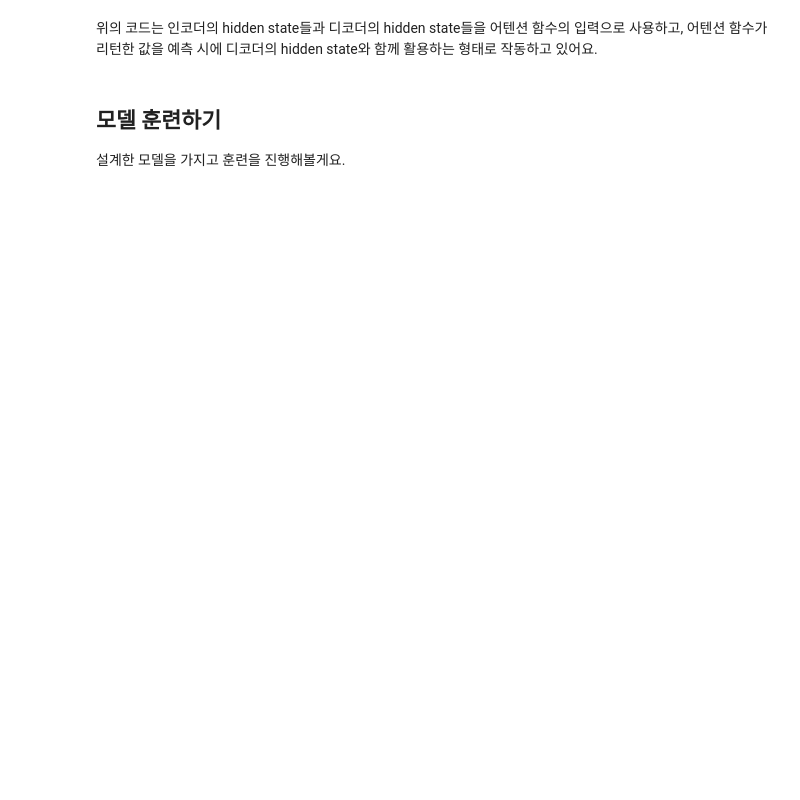
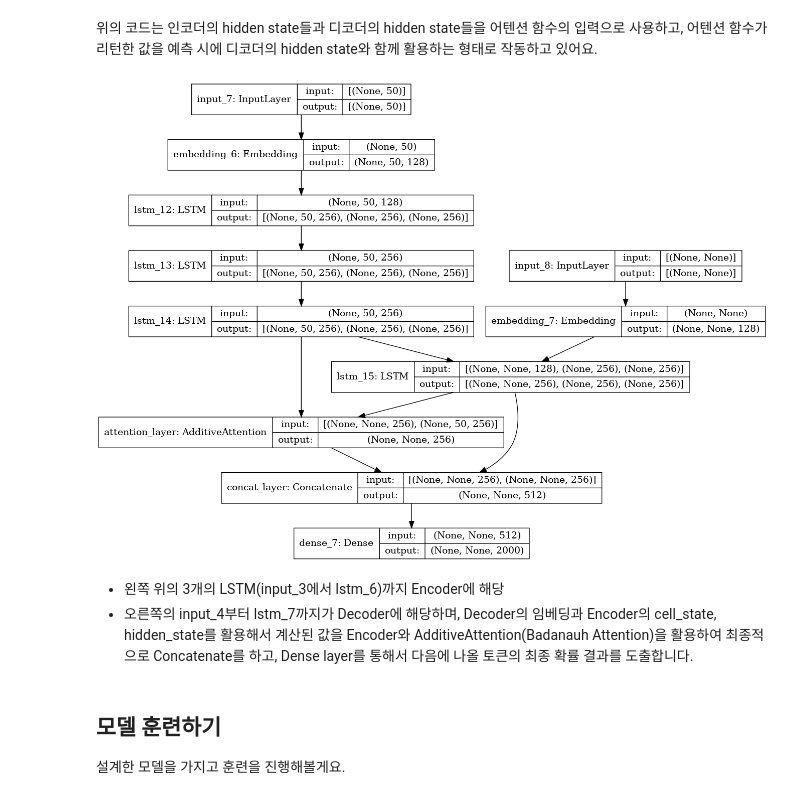
Before and after one commit to coronarita1991/AIFFEL_RESEARCH_STUDY, a Jupyter notebook: Quests/Quest6_20240613/Project_Summarization.ipynb, the cells around one changed output. Saved outputs shown, nothing was run; the diff lists cells and outputs as text; code cells hidden in the pictures; blank space fills up the shorter version.

```diff
--- a/Quests/Quest6_20240613/Project_Summarization.ipynb
+++ b/Quests/Quest6_20240613/Project_Summarization.ipynb
@@ -766,5 +861,13 @@ model.summary()
 # %% [markdown]
 위의 코드는 인코더의 hidden state들과 디코더의 hidden state들을 어텐션 함수의 입력으로 사용하고, 어텐션 함수가 리턴한 값을 예측 시에 디코더의 hidden state와 함께 활용하는 형태로 작동하고 있어요.
+# %%
+# 완성된 모델의 개념도 확인
+keras.utils.plot_model(model, show_shapes=True)
+# %% [output]
+[figure, added]
+# %% [markdown]
+- 왼쪽 위의 3개의 LSTM(input_3에서 lstm_6)까지 Encoder에 해당
+- 오른쪽의 input_4부터 lstm_7까지가 Decoder에 해당하며, Decoder의 임베딩과 Encoder의 cell_state, hidden_state를 활용해서 계산된 값을 Encoder와 AdditiveAttention(Badanauh Attention)을 활용하여 최종적으로 Concatenate를 하고, Dense layer를 통해서 다음에 나올 토큰의 최종 확률 결과를 도출합니다.
 # %% [markdown]
 ## 모델 훈련하기
 설계한 모델을 가지고 훈련을 진행해볼게요.
```
Also changed, not shown: parts of 190 cells of this notebook.
